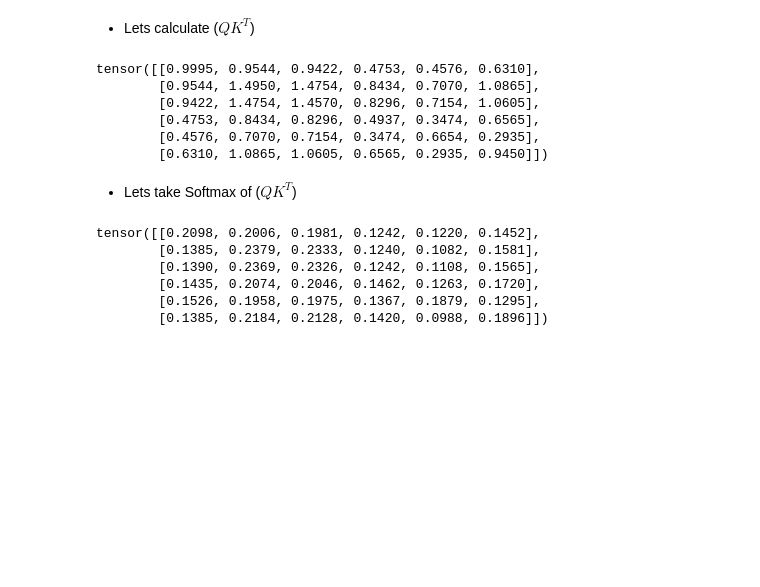
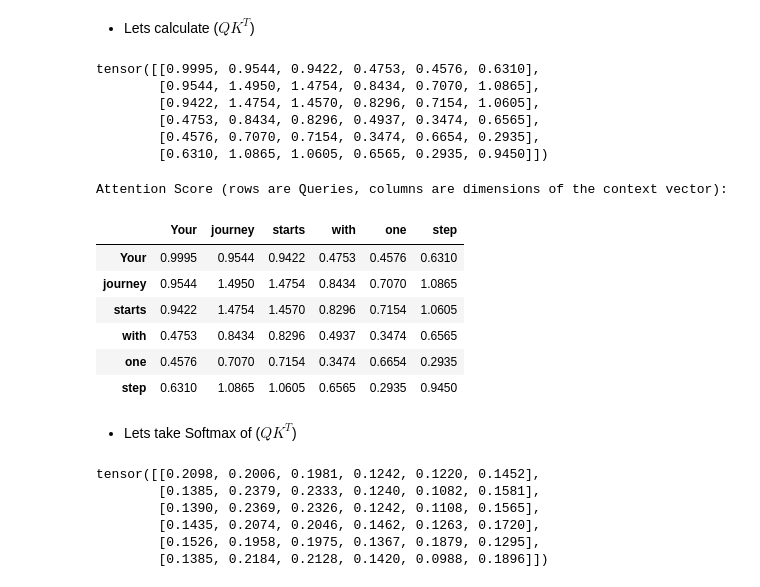
Before and after one commit to metarun/Mechanistic-Interpretability-Exploration, a Jupyter notebook: Attention_Mechanism.ipynb, the cells around one changed output. Saved outputs shown, nothing was run; the diff lists cells and outputs as text; code cells hidden in the pictures; blank space fills up the shorter version.

```diff
--- a/Attention_Mechanism.ipynb
+++ b/Attention_Mechanism.ipynb
@@ -156,6 +156,21 @@ tensor([[0.9995, 0.9544, 0.9422, 0.4753, 0.4576, 0.6310],
         [0.4753, 0.8434, 0.8296, 0.4937, 0.3474, 0.6565],
         [0.4576, 0.7070, 0.7154, 0.3474, 0.6654, 0.2935],
         [0.6310, 1.0865, 1.0605, 0.6565, 0.2935, 0.9450]])
+# %%
+# Show Attention Score for all inputs with respect to other tokens
+QKt_df = pd.DataFrame(QKt.numpy(), index=token_labels, columns=token_labels)
+
+print("Attention Score (rows are Queries, columns are dimensions of the context vector):")
+display(QKt_df)
+# %% [output]
+Attention Score (rows are Queries, columns are dimensions of the context vector):
+|  | Your | journey | starts | with | one | step |
+| Your | 0.9995 | 0.9544 | 0.9422 | 0.4753 | 0.4576 | 0.6310 |
+| journey | 0.9544 | 1.4950 | 1.4754 | 0.8434 | 0.7070 | 1.0865 |
+| starts | 0.9422 | 1.4754 | 1.4570 | 0.8296 | 0.7154 | 1.0605 |
+| with | 0.4753 | 0.8434 | 0.8296 | 0.4937 | 0.3474 | 0.6565 |
+| one | 0.4576 | 0.7070 | 0.7154 | 0.3474 | 0.6654 | 0.2935 |
+| step | 0.6310 | 1.0865 | 1.0605 | 0.6565 | 0.2935 | 0.9450 |
 # %% [markdown]
 * Lets take Softmax of ($QK^T$)
 # %%
```
Also changed, not shown: parts of 5 cells of this notebook.
